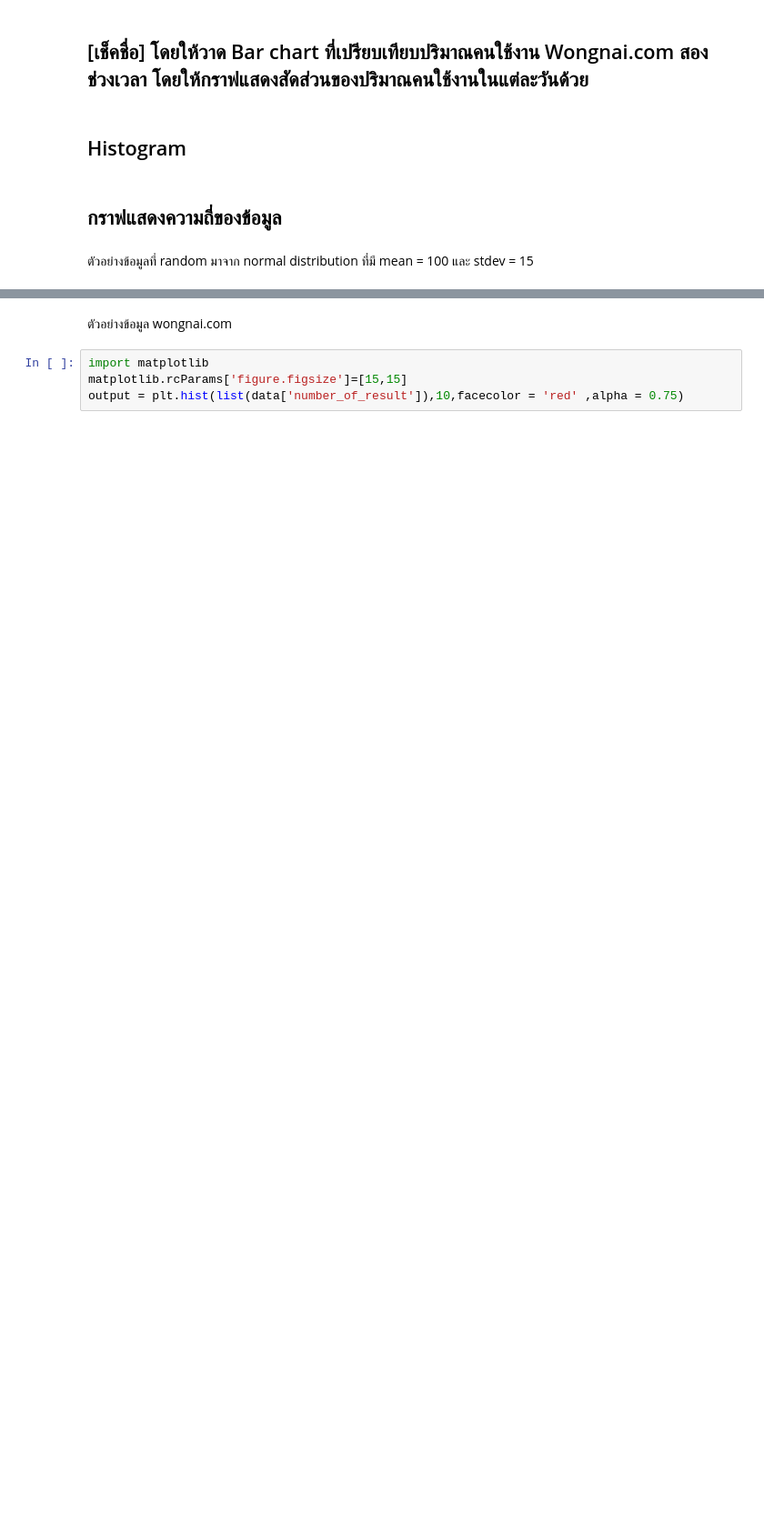
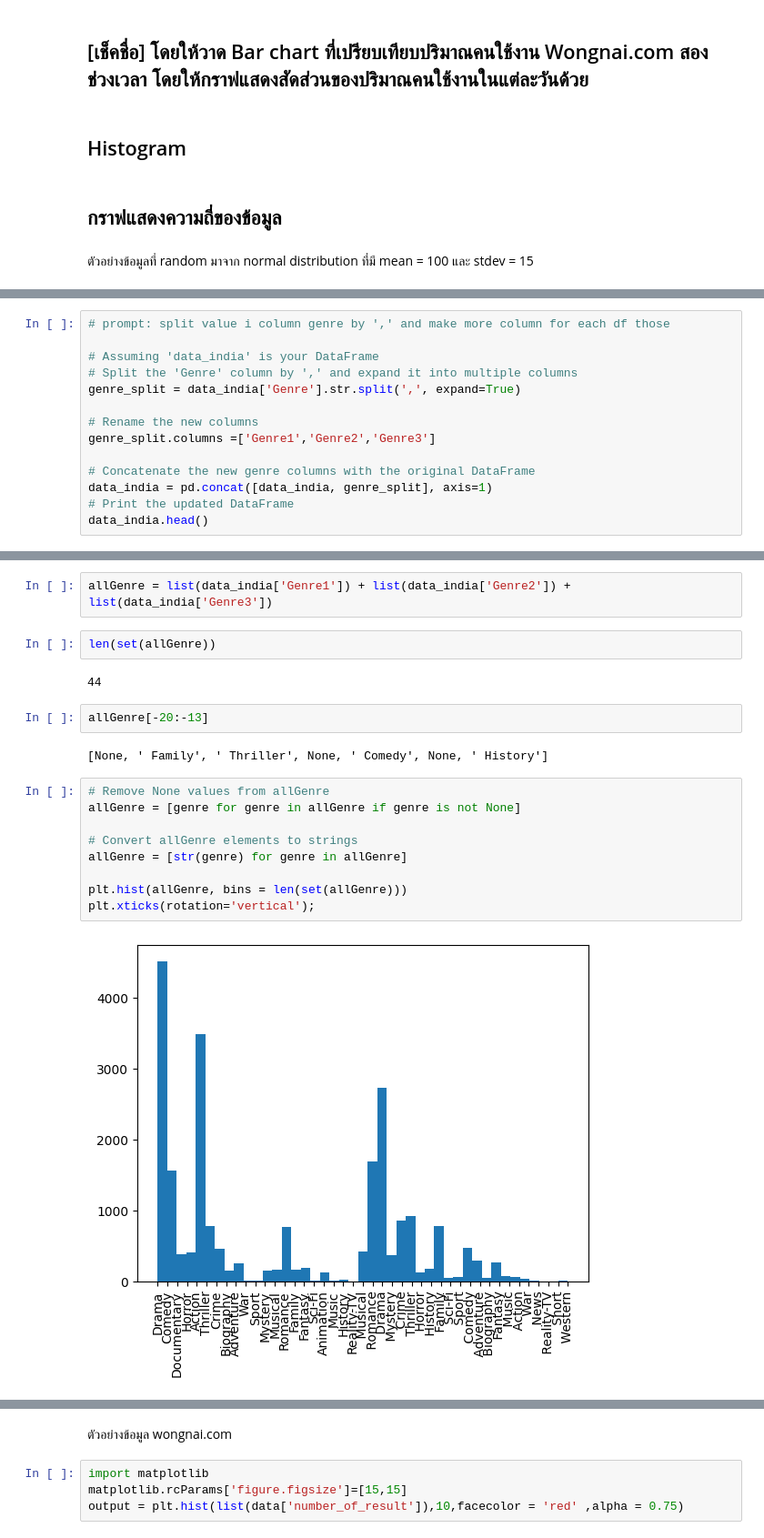
Before and after one commit to Natkitta252603/Python_dataviz2024, a Jupyter notebook: Visualize_Data_Comparison.ipynb, the cells around one changed output, grey strips where cells are left out. Shown at 91% size. Cells and saved outputs as stored; diff of their text form; blank space fills up the shorter version.

```diff
--- a/Visualize_Data_Comparison.ipynb
+++ b/Visualize_Data_Comparison.ipynb
@@ -563,0 +590,14 @@ plt.hist(X, 50, density = True, facecolor = 'violet', alpha = 0.75);
+# %%
+# prompt: split value i column genre by ',' and make more column for each df those
+
+# Assuming 'data_india' is your DataFrame
+# Split the 'Genre' column by ',' and expand it into multiple columns
+genre_split = data_india['Genre'].str.split(',', expand=True)
+
+# Rename the new columns
+genre_split.columns =['Genre1','Genre2','Genre3']
+
+# Concatenate the new genre columns with the original DataFrame
+data_india = pd.concat([data_india, genre_split], axis=1)
+# Print the updated DataFrame
+data_india.head()
@@ -563,0 +612,21 @@ plt.hist(X, 50, density = True, facecolor = 'violet', alpha = 0.75);
+# %%
+allGenre = list(data_india['Genre1']) + list(data_india['Genre2']) + list(data_india['Genre3'])
+# %%
+len(set(allGenre))
+# %% [output]
+44
+# %%
+allGenre[-20:-13]
+# %% [output]
+[None, ' Family', ' Thriller', None, ' Comedy', None, ' History']
+# %%
+# Remove None values from allGenre
+allGenre = [genre for genre in allGenre if genre is not None]
+
+# Convert allGenre elements to strings
+allGenre = [str(genre) for genre in allGenre]
+
+plt.hist(allGenre, bins = len(set(allGenre)))
+plt.xticks(rotation='vertical');
+# %% [output]
+[figure, added]
```
Also changed, not shown: parts of 10 cells of this notebook.
